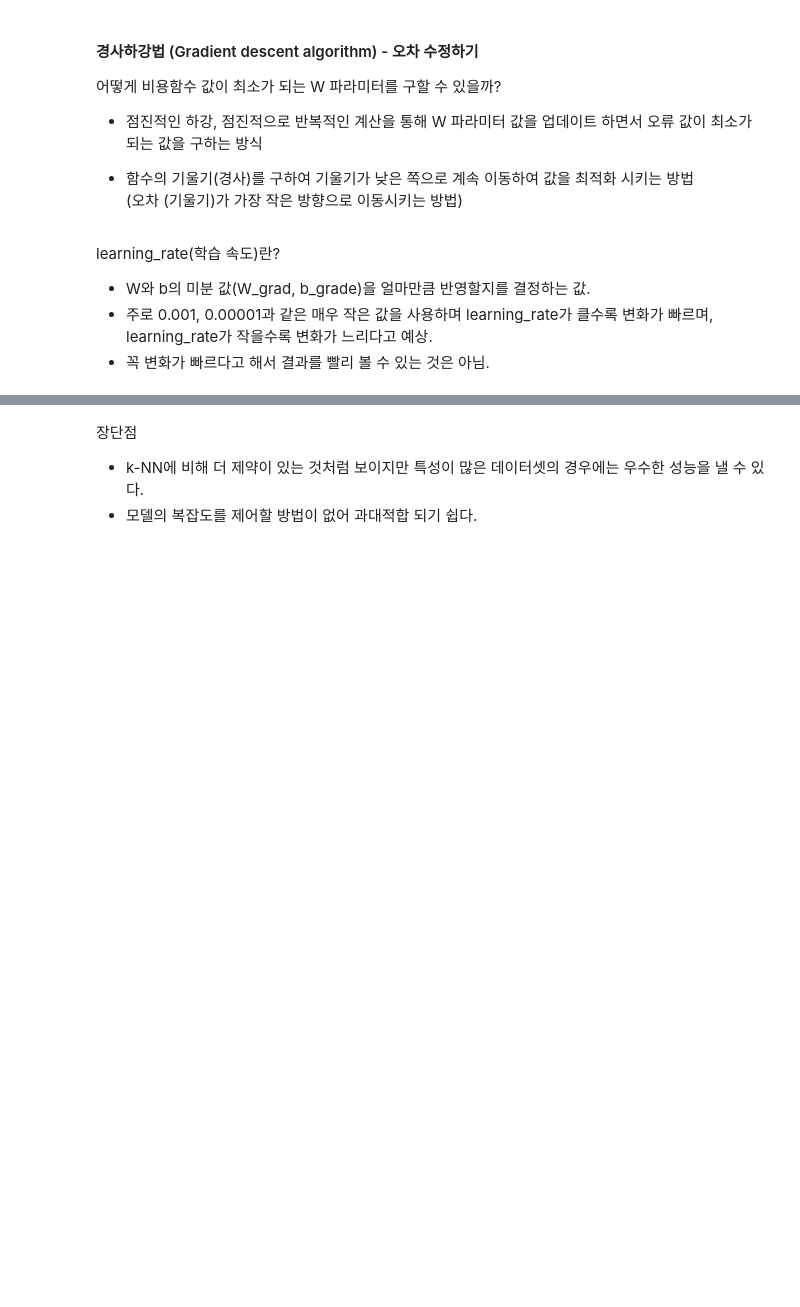
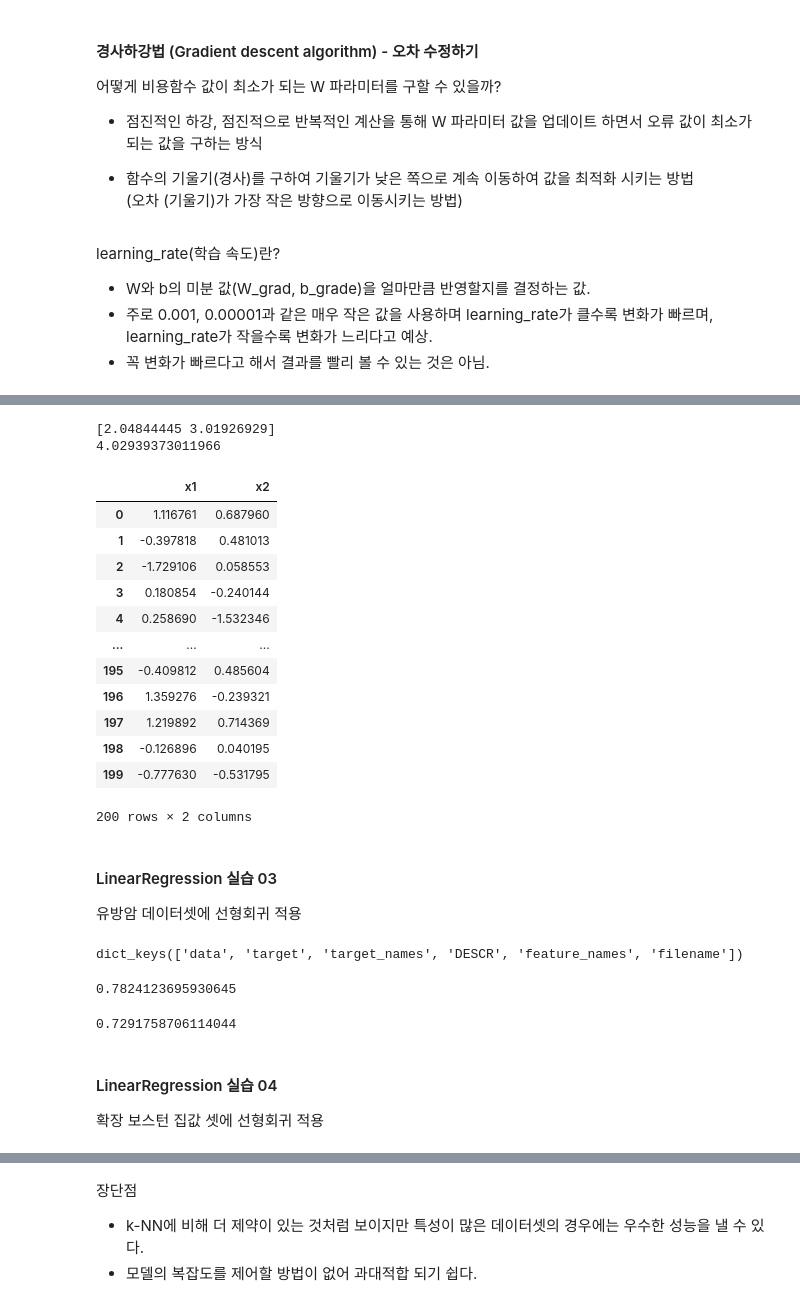
Before and after one commit to ziho9593/Gwangju-AISchool, a Jupyter notebook: Week_3/07.21-ML_LinearRegression/ML_03_지도학습_LinearRegression.ipynb, the cells around one changed output, grey strips where cells are left out. Saved outputs shown, nothing was run; the diff lists cells and outputs as text; code cells hidden in the pictures; blank space fills up the shorter version.

```diff
--- a/Week_3/07.21-ML_LinearRegression/ML_03_지도학습_LinearRegression.ipynb
+++ b/Week_3/07.21-ML_LinearRegression/ML_03_지도학습_LinearRegression.ipynb
@@ -333,0 +469,65 @@ plt.plot(x1, y_pred, marker='o')
+# %%
+#### LinearRegression 실습 02 - 1
+n = 200
+x1 = np.random.randn(n)
+x2 = np.random.randn(n)
+
+w1 = 2
+w2 = 3
+b = 4
+y = w1 * x1 + w2 * x2 + b + np.random.randn(n)
+
+X = pd.DataFrame({'x1':x1, 'x2':x2})
+
+model = LinearRegression()
+model.fit(X, y)
+
+print(model.coef_)
+print(model.intercept_)
+X
+# %% [output]
+[2.04844445 3.01926929]
+4.02939373011966
+|  | x1 | x2 |
+| 0 | 1.116761 | 0.687960 |
+| 1 | -0.397818 | 0.481013 |
+| 2 | -1.729106 | 0.058553 |
+| 3 | 0.180854 | -0.240144 |
+| 4 | 0.258690 | -1.532346 |
+| ... | ... | ... |
+| 195 | -0.409812 | 0.485604 |
+| 196 | 1.359276 | -0.239321 |
+| 197 | 1.219892 | 0.714369 |
+| 198 | -0.126896 | 0.040195 |
+| 199 | -0.777630 | -0.531795 |
+200 rows × 2 columns
+# %% [markdown]
+#### LinearRegression 실습 03
+
+유방암 데이터셋에 선형회귀 적용
+# %%
+from sklearn.datasets import load_breast_cancer
+
+cancer = load_breast_cancer()
+cancer.keys()
+# %% [output]
+dict_keys(['data', 'target', 'target_names', 'DESCR', 'feature_names', 'filename'])
+# %%
+X_train, X_test, y_train, y_test = train_test_split(cancer.data,
+                                                    cancer.target,
+                                                    random_state=0)
+
+# LinearRegression 모델 코드
+model = LinearRegression()
+model.fit(X_train, y_train)
+model.score(X_train, y_train)
+# %% [output]
+0.7824123695930645
+# %%
+model.score(X_test, y_test)
+# %% [output]
+0.7291758706114044
+# %% [markdown]
+#### LinearRegression 실습 04
+
+확장 보스턴 집값 셋에 선형회귀 적용
```
Also changed, not shown: parts of 18 cells of this notebook.
